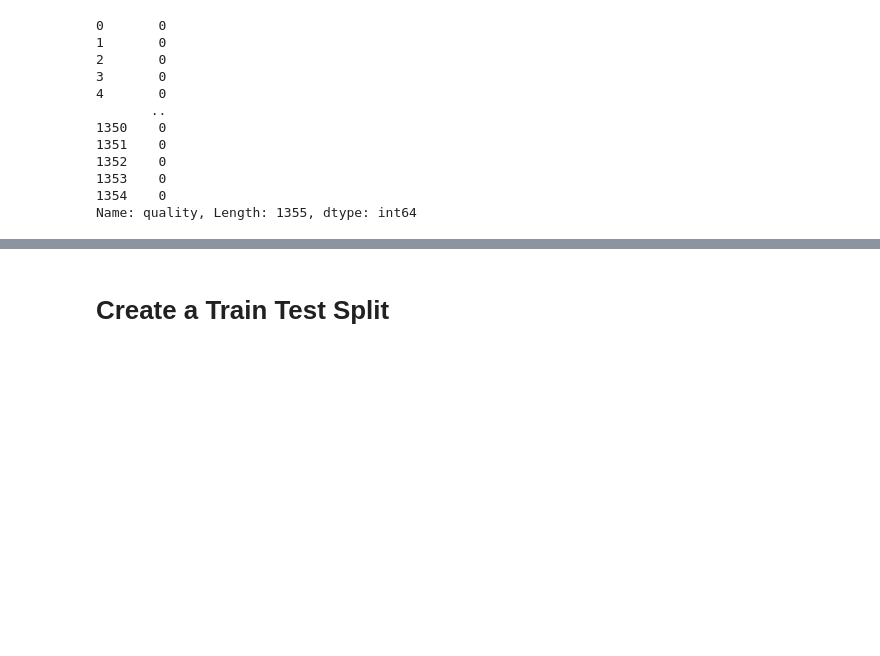
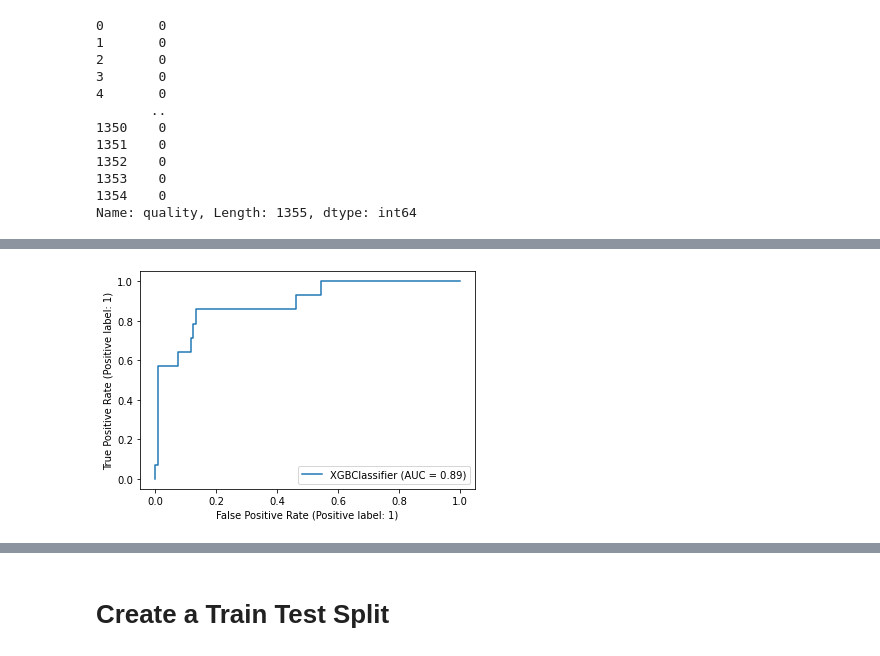
Before and after one commit to josiedeleon/Final-Project, a Jupyter notebook: Notebooks/XGBoost_Red.ipynb, the cells around one changed output, grey strips where cells are left out. Drawn from its saved outputs; the diff is of its cells as text; code cells hidden in the pictures; blank space fills up the shorter version.

```diff
--- a/Notebooks/XGBoost_Red.ipynb
+++ b/Notebooks/XGBoost_Red.ipynb
@@ -144,0 +182,6 @@ Final result: 0.9264705882352942
+# %%
+from sklearn.metrics import plot_roc_curve
+rf_disp = plot_roc_curve(best_xgb_cl, X_test, y_test)
+plt.show()
+# %% [output]
+[figure, added]
```
Also changed, not shown: parts of 17 cells of this notebook, 1 other file.
